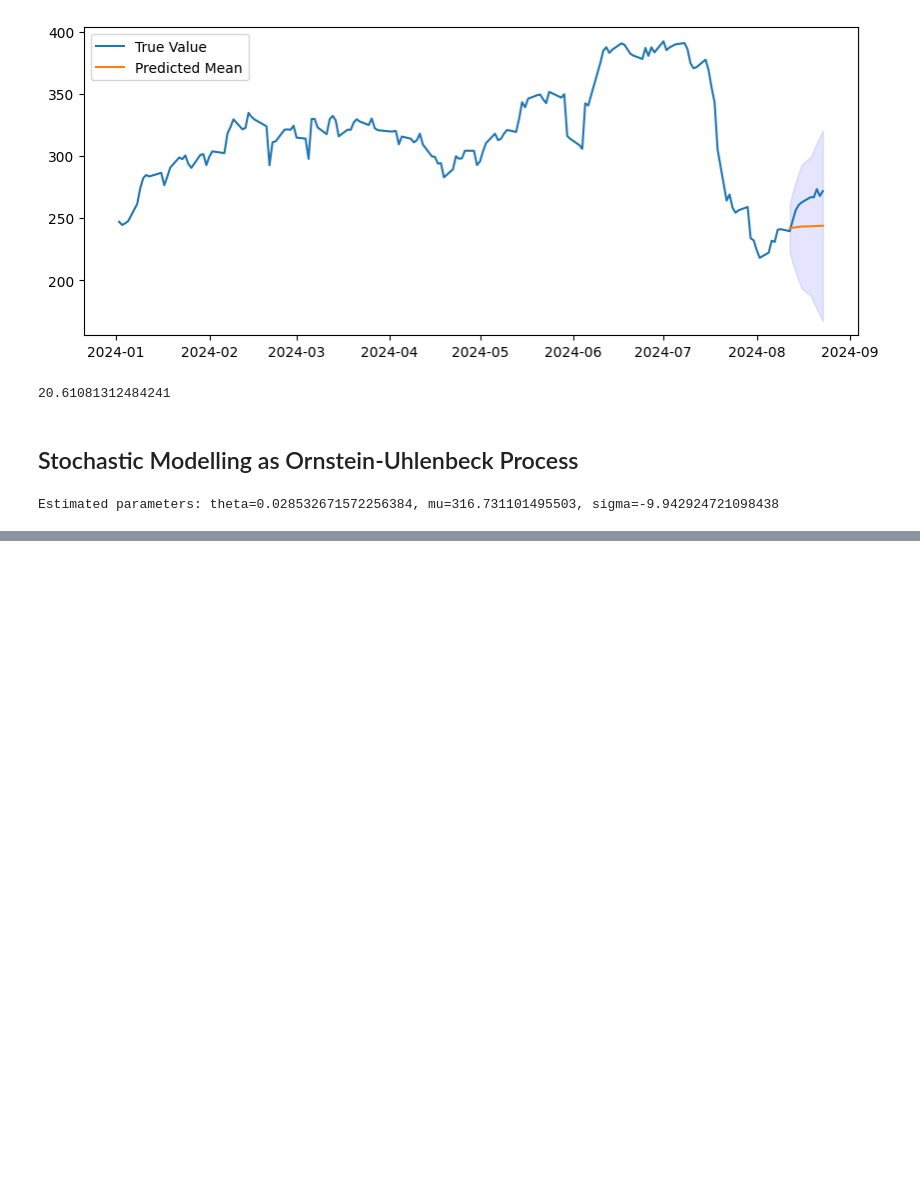
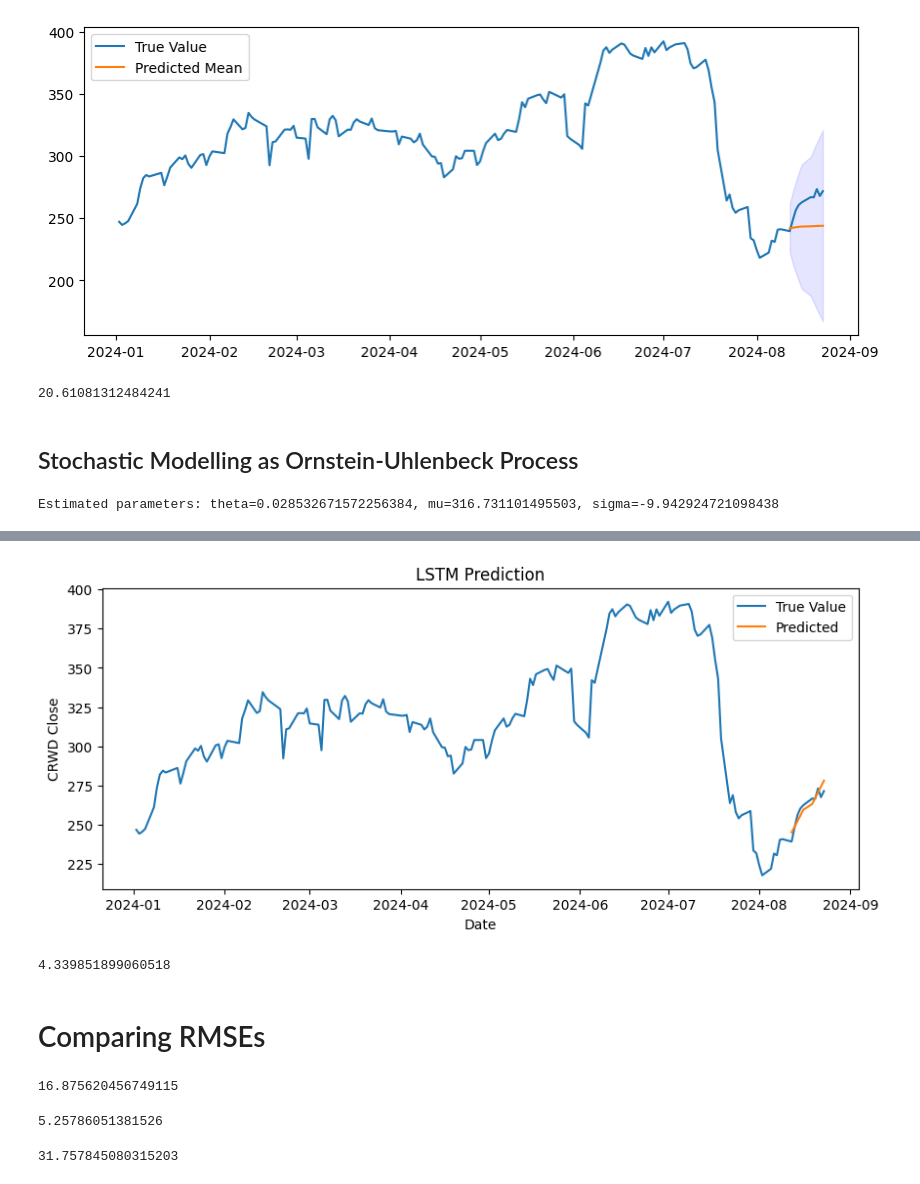
Before and after one commit to stanweer1/Crowdstrike-Stock-Analysis-Prediction, a Jupyter notebook: time_series_analysis_and_forecasting.ipynb, the cells around one changed output, grey strips where cells are left out. Cells and saved outputs as stored; diff of their text form; code cells hidden in the pictures; blank space fills up the shorter version.

```diff
--- a/time_series_analysis_and_forecasting.ipynb
+++ b/time_series_analysis_and_forecasting.ipynb
@@ -623,0 +720,11 @@ mse_stoch
+# %%
+test_predictions = []
+
+first_eval_batch = np.array(crwd['CRWD Close'][:train_end_date][-n_input:])
+current_batch = first_eval_batch.reshape((1, n_input, n_features))
+
+for i in range(len(crwd['CRWD Close'][train_end_date:])):
+
+    current_pred = model.predict(current_batch)[0]
+    test_predictions.append(current_pred)
+    current_batch = np.append(current_batch[:, 1:, :], [[current_pred]], axis=1)
@@ -623,0 +742,34 @@ mse_stoch
+# %%
+predictions = np.concatenate((test_predictions))
+# %%
+fig, ax = plt.subplots(figsize=(10, 4))
+
+ax.plot(crwd['CRWD Close'], label='True Value')
+ax.plot(forecast_results.index, predictions, label='Predicted')
+ax.set_title('LSTM Prediction')
+ax.set_xlabel('Date')
+ax.set_ylabel('CRWD Close')
+ax.legend()
+
+plt.show()
+# %% [output]
+[figure, added]
+# %%
+rmse_lstm = np.sqrt(mean_squared_error(crwd['CRWD Close'][train_end_date:], predictions))
+rmse_lstm
+# %% [output]
+4.339851899060518
+# %% [markdown]
+# Comparing RMSEs
+# %%
+rmse_ar1
+# %% [output]
+16.875620456749115
+# %%
+rmse_naive
+# %% [output]
+5.25786051381526
+# %%
+rmse_ma
+# %% [output]
+31.757845080315203
```
Also changed, not shown: parts of 32 cells of this notebook.
